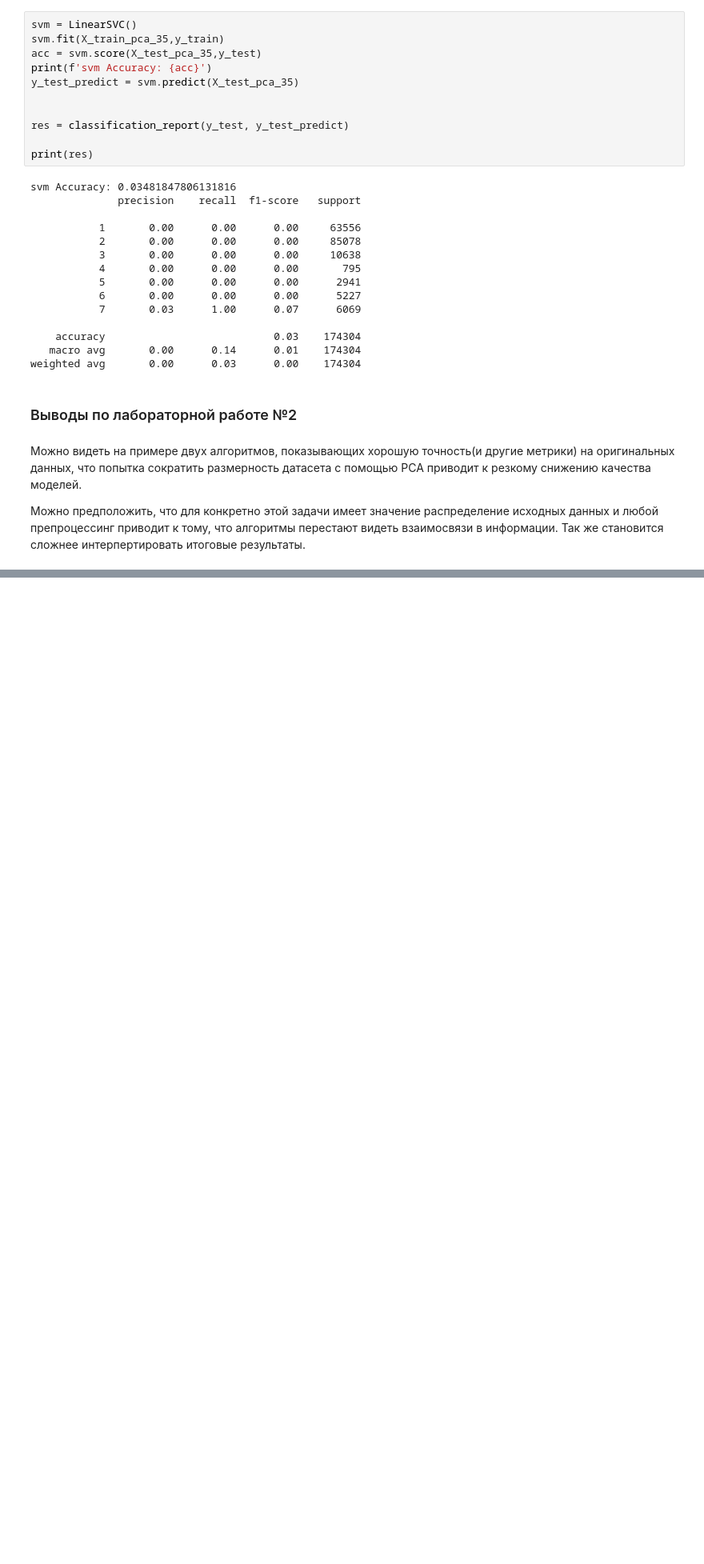
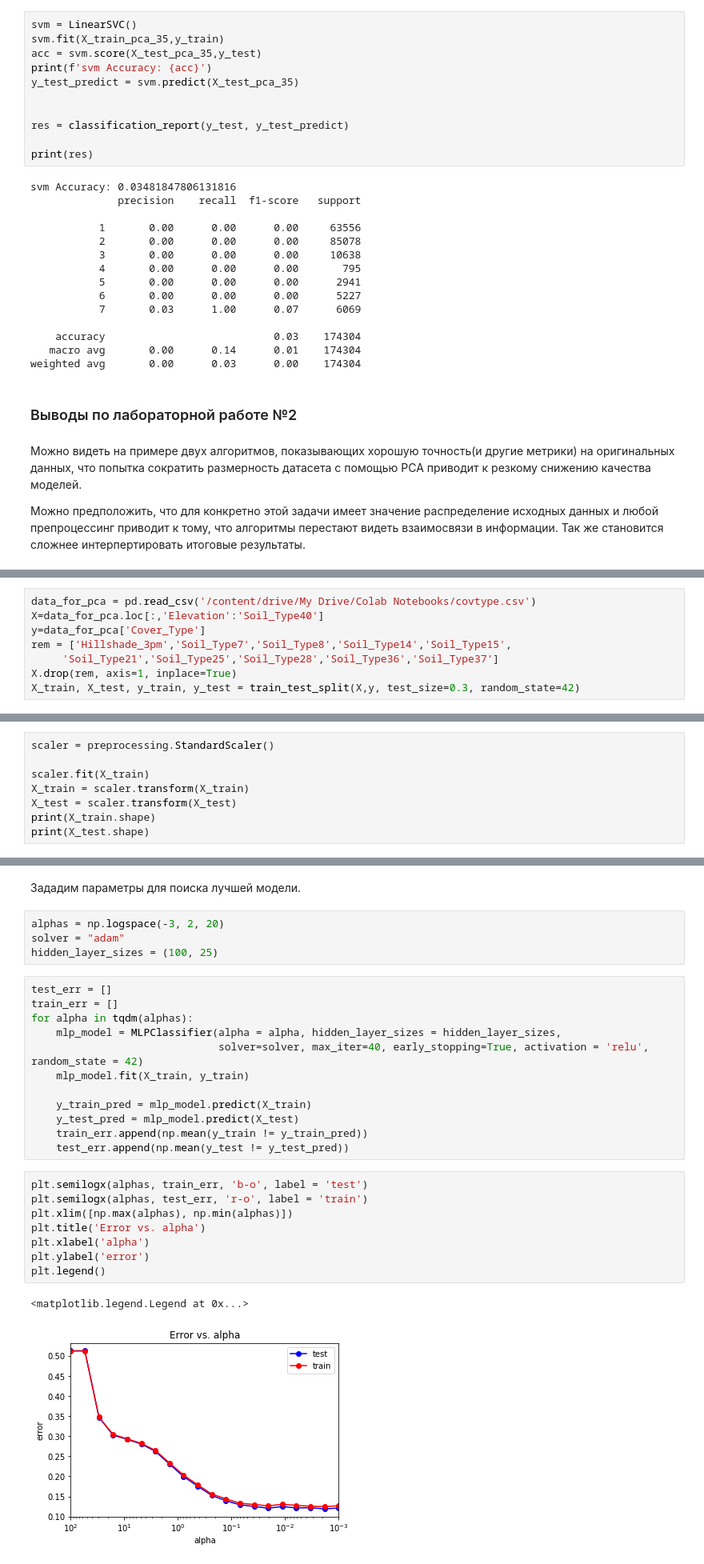
Before and after one commit to 0just0/ml_course, a Jupyter notebook: covtype_anaysis.ipynb, the cells around one changed output, grey strips where cells are left out. Shown at 80% size. Cells and saved outputs as stored; diff of their text form; blank space fills up the shorter version.

```diff
--- a/covtype_anaysis.ipynb
+++ b/covtype_anaysis.ipynb
@@ -857,0 +877,8 @@ weighted avg       0.00      0.03      0.00    174304
+# %%
+data_for_pca = pd.read_csv('/content/drive/My Drive/Colab Notebooks/covtype.csv')
+X=data_for_pca.loc[:,'Elevation':'Soil_Type40']
+y=data_for_pca['Cover_Type']
+rem = ['Hillshade_3pm','Soil_Type7','Soil_Type8','Soil_Type14','Soil_Type15',
+     'Soil_Type21','Soil_Type25','Soil_Type28','Soil_Type36','Soil_Type37']
+X.drop(rem, axis=1, inplace=True)
+X_train, X_test, y_train, y_test = train_test_split(X,y, test_size=0.3, random_state=42)
@@ -857,0 +887,8 @@ weighted avg       0.00      0.03      0.00    174304
+# %%
+scaler = preprocessing.StandardScaler()
+
+scaler.fit(X_train)
+X_train = scaler.transform(X_train)
+X_test = scaler.transform(X_test)
+print(X_train.shape)
+print(X_test.shape)
@@ -857,0 +910,29 @@ weighted avg       0.00      0.03      0.00    174304
+# %% [markdown]
+Зададим параметры для поиска лучшей модели.
+# %%
+alphas = np.logspace(-3, 2, 20)
+solver = "adam"
+hidden_layer_sizes = (100, 25)
+# %%
+test_err = []
+train_err = []
+for alpha in tqdm(alphas):
+    mlp_model = MLPClassifier(alpha = alpha, hidden_layer_sizes = hidden_layer_sizes,
+                              solver=solver, max_iter=40, early_stopping=True, activation = 'relu', random_state = 42)
+    mlp_model.fit(X_train, y_train)
+
+    y_train_pred = mlp_model.predict(X_train)
+    y_test_pred = mlp_model.predict(X_test)
+    train_err.append(np.mean(y_train != y_train_pred))
+    test_err.append(np.mean(y_test != y_test_pred))
+# %%
+plt.semilogx(alphas, train_err, 'b-o', label = 'test')
+plt.semilogx(alphas, test_err, 'r-o', label = 'train')
+plt.xlim([np.max(alphas), np.min(alphas)])
+plt.title('Error vs. alpha')
+plt.xlabel('alpha')
+plt.ylabel('error')
+plt.legend()
+# %% [output]
+<matplotlib.legend.Legend at 0x...>
+[figure, added]
```
Also changed, not shown: parts of 34 cells of this notebook.
